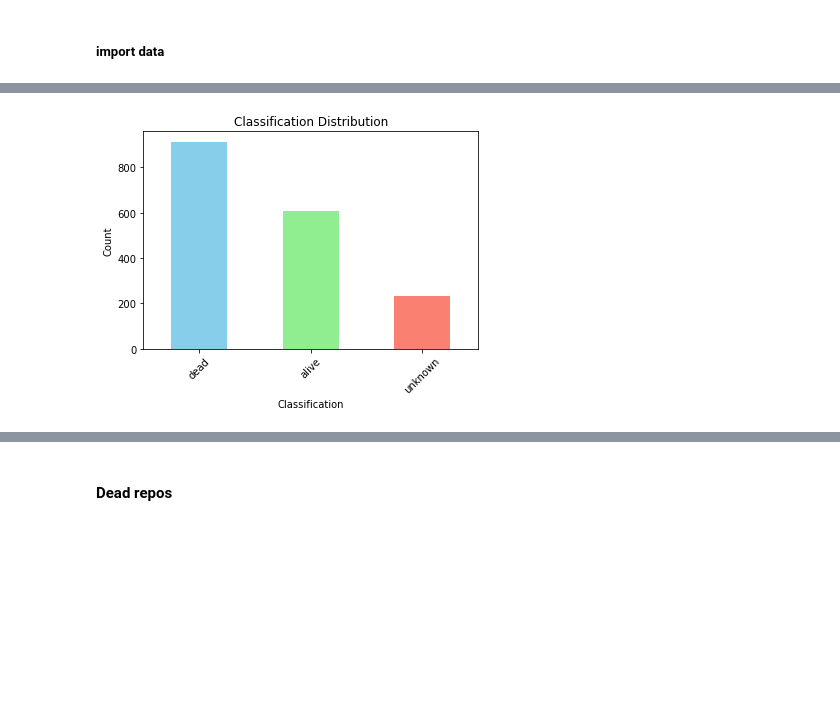
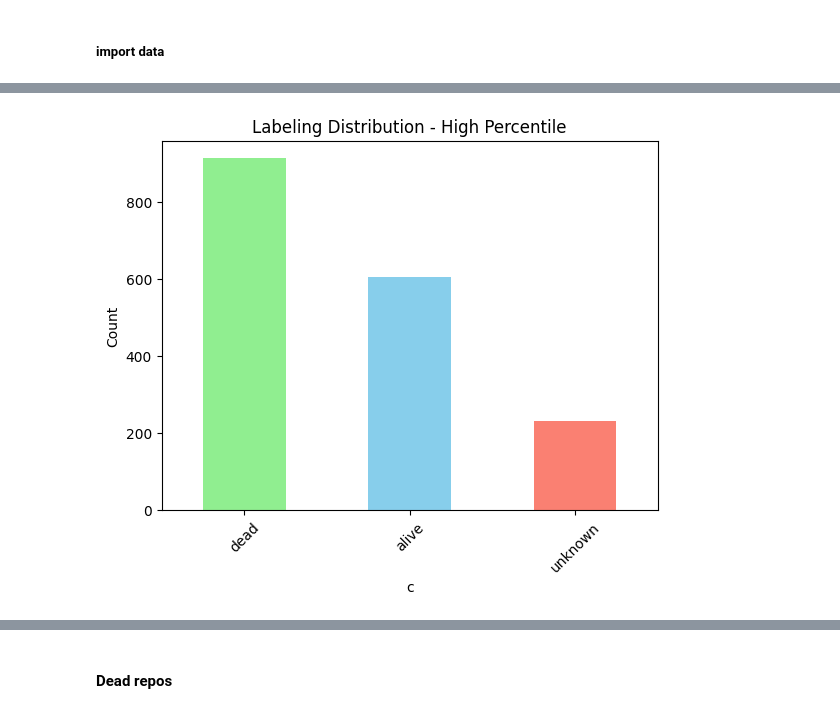
Before and after one commit to EthanFalcao/Github_Repo_EDA, a Jupyter notebook: repo_status_classification/graph_data_treshold(Recent K).ipynb, the cells around one changed output, grey strips where cells are left out. Saved outputs shown, nothing was run; the diff lists cells and outputs as text; code cells hidden in the pictures; blank space fills up the shorter version.

Commit message:
removed api key, fixed plot

```diff
--- a/repo_status_classification/graph_data_treshold(Recent K).ipynb
+++ b/repo_status_classification/graph_data_treshold(Recent K).ipynb
@@ -70,14 +70,15 @@ def process_commit_history(csv_file, current_time="2023-11-1", k=30):
             'Percentile_95': percentile_95,
             'MeanInterval(days)': mean_interval,
             'SDInterval': sd_interval,
-            'Classification': classification,
+            'Label': classification,
             'TimeSinceLastCommit(days)': time_since_last_commit_days
         }
     else:
         return None
 
-#folder_path = '/Users/ethan/Documents/Data science/MQP/main_repo_df/Data/CommitData'
-folder_path = '../../Data/CommitData'
+folder_path = '/Users/ethan/Documents/Datascience/MQP/main_repo_df/Data/CommitData'
+
+#folder_path = '../../Data/CommitData'
 results_list = []
 
 for file_name in os.listdir(folder_path):
@@ -89,3 +99,20 @@ for file_name in os.listdir(folder_path):
 # %%
 # Use pd.concat to create a DataFrame from the list of dictionaries
 results_df = pd.DataFrame(results_list)
+# %%
+
+# Define a function to split the repository identifier into owner and repository name
+def split_repo_identifier(repo_identifier):
+    if repo_identifier.startswith('C_'):
+        repo_identifier = repo_identifier[2:]  # remove the 'C_' prefix
+    parts = repo_identifier.split('_', 1)
+    owner = parts[0]
+    repo = parts[1] if len(parts) > 1 else ''
+    return owner, repo
+
+# Apply the function to the 'Repo' column
+results_df[['Owner', 'Repo']] = results_df['Repo'].apply(lambda x: split_repo_identifier(x)).tolist()
+
+
+results_df =results_df [['Repo', 'Owner','Z', 'T_X_n', 'Percentile_95', 'MeanInterval(days)',
+       'SDInterval', 'Label', 'TimeSinceLastCommit(days)' ]]
@@ -109,12 +150,12 @@ Name: TimeSinceLastCommit(days), dtype: float64
 # %%
 import matplotlib.pyplot as plt
 
-classification_counts = results_df['Classification'].value_counts()
-classification_counts.plot(kind='bar', color=['skyblue', 'lightgreen', 'salmon'])
-plt.title('Classification Distribution')
-plt.xlabel('Classification')
+classification_counts = results_df['Label'].value_counts()
+classification_counts.plot(kind='bar', color=['lightgreen','skyblue',  'salmon'])
+plt.title('Labeling Distribution - High Percentile')
+plt.xlabel('c')
 plt.ylabel('Count')
 plt.xticks(rotation=45)
 plt.show()
 # %% [output]
-[figure, old version]
+[figure, new version]
```
Also changed, not shown: parts of 34 cells of this notebook, 21 other files.
